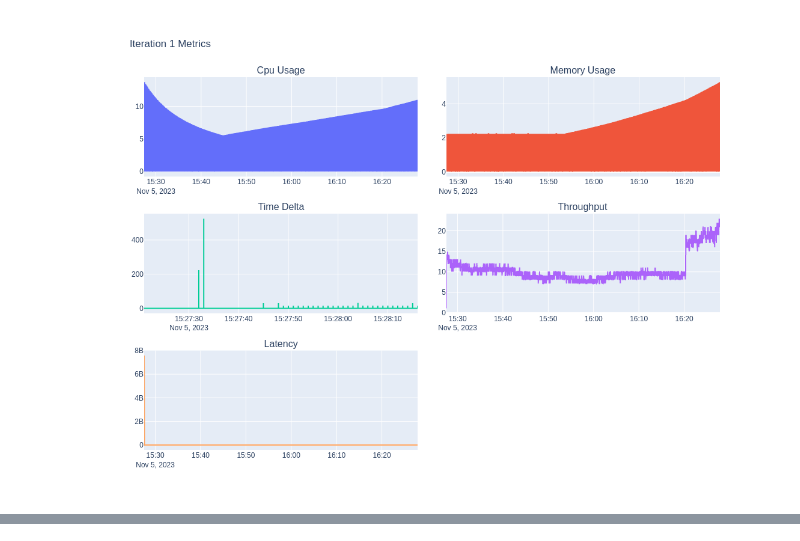
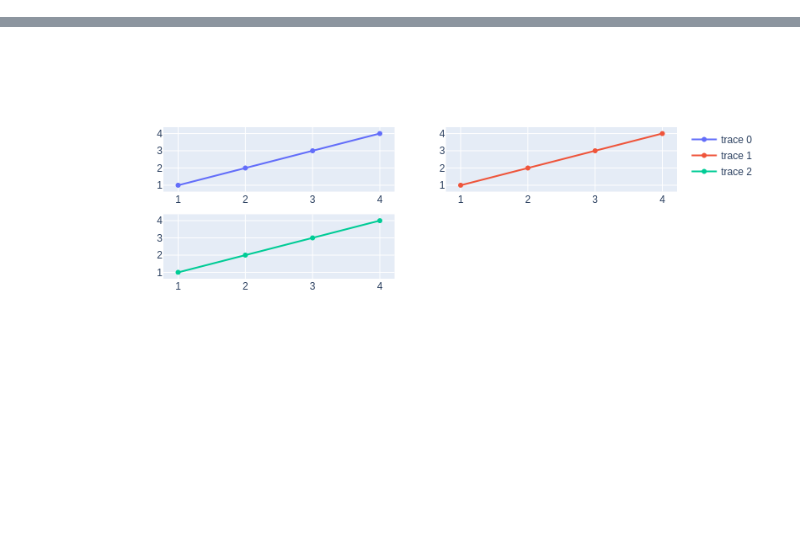
Before and after one commit to v1dmon/data, a Jupyter notebook: benchmark/231105-145900-sockshop-1h-asym/proc.ipynb, the cells around one changed output, grey strips where cells are left out. Saved outputs shown, nothing was run; the diff lists cells and outputs as text; code cells hidden in the pictures; blank space fills up the shorter version.

```diff
--- a/benchmark/231105-145900-sockshop-1h-asym/proc.ipynb
+++ b/benchmark/231105-145900-sockshop-1h-asym/proc.ipynb
@@ -16,20 +15,0 @@ x = Experiment(
-# %%
-from analysis.plot.figure import Grid
-import plotly.graph_objects as go
-
-m1 = x.i1.metric
-
-g = Grid(
-    rows=3, cols=2,
-    subplot_titles=["Cpu Usage", "Memory Usage", "Time Delta", "Throughput", "Latency"],
-    horizontal_spacing=0.05, vertical_spacing=0.1,
-)
-g.add(go.Scatter(x=m1.cpuUsage.Timestamp, y=m1.cpuUsage.CPUPercUsage, mode="lines"))
-g.add(go.Scatter(x=m1.memoryUsage.Timestamp, y=m1.memoryUsage.MemoryPercUsage, mode="lines"))
-g.add(go.Scatter(x=m1.timedelta.Timestamp[:11000], y=m1.timedelta.TimeDelta[:11000], mode="lines"))
-g.add(go.Scatter(x=m1.throughput.Timestamp, y=m1.throughput.Throughput, mode="lines"))
-g.add(go.Scatter(x=m1.latency.Timestamp, y=m1.latency.Latency, mode="lines"))
-g.layout(showlegend=False, title='Iteration 1 Metrics', height=800)
-g.show()
-# %% [output]
-[figure, removed]
@@ -56,0 +16,14 @@ g.show()
+# %%
+from xa.draw.plot import Figure, Trace
+import plotly.graph_objects as go
+
+fake = [1,2,3,4]
+
+f=Figure(2,
+    Trace(go.Scatter, x=fake,y=fake),
+    Trace(go.Scatter, x=fake,y=fake),
+    Trace(go.Scatter, x=fake,y=fake),
+)
+
+f.show()
+# %% [output]
@@ -56,0 +31 @@ g.show()
+[figure, added]
```
Also changed, not shown: parts of 3 cells of this notebook.
